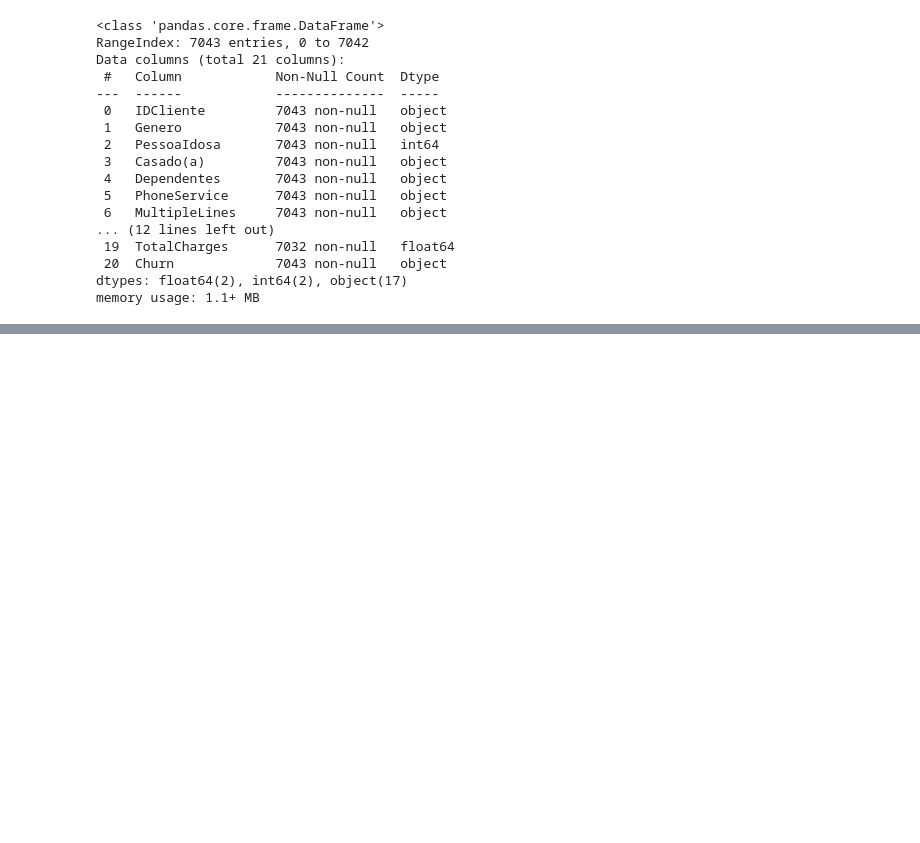
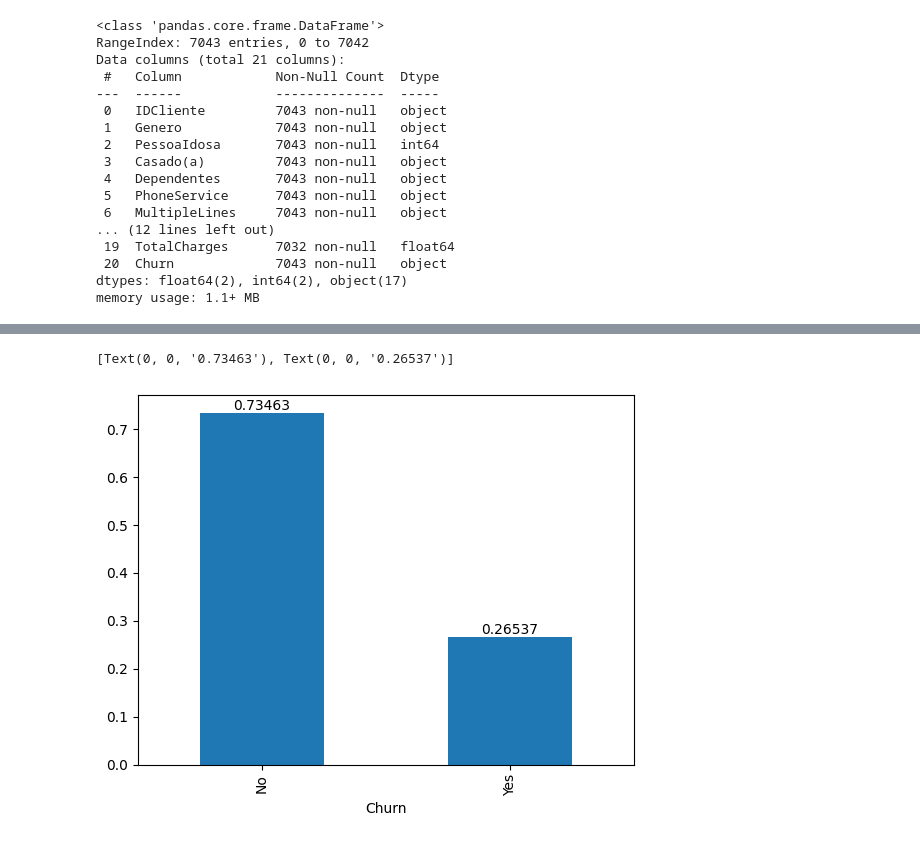
Before and after one commit to Rafael18/analise_de_dados, a Jupyter notebook: EDA/eda.ipynb, the cells around one changed output, grey strips where cells are left out. Drawn from its saved outputs; the diff is of its cells as text; code cells hidden in the pictures; blank space fills up the shorter version.

```diff
--- a/EDA/eda.ipynb
+++ b/EDA/eda.ipynb
@@ -450,0 +669,6 @@ memory usage: 1.1+ MB
+# %%
+ax = df_churn["Churn"].value_counts(normalize=True).plot.bar()
+ax.bar_label(ax.containers[0])
+# %% [output]
+[Text(0, 0, '0.73463'), Text(0, 0, '0.26537')]
+[figure, added]
```
Also changed, not shown: parts of 55 cells of this notebook.
